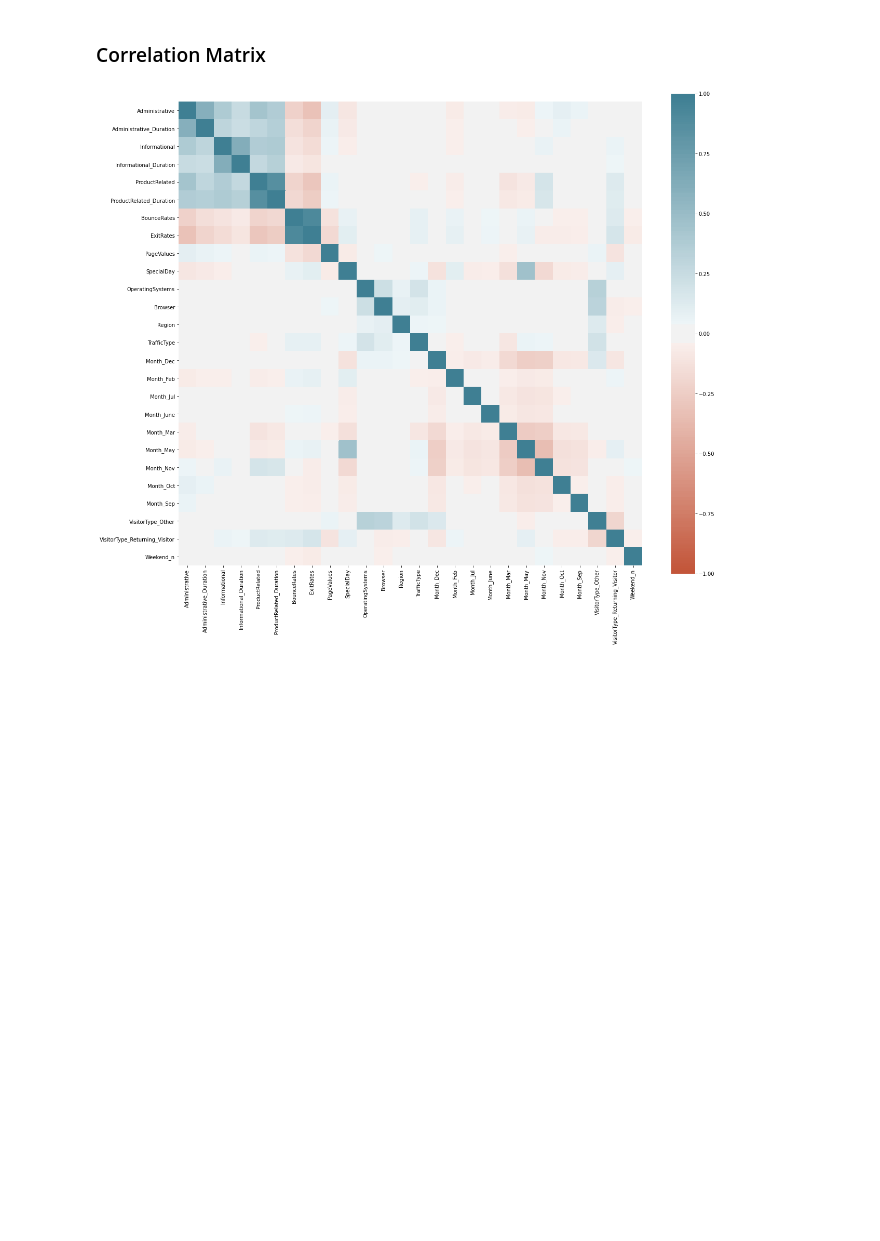
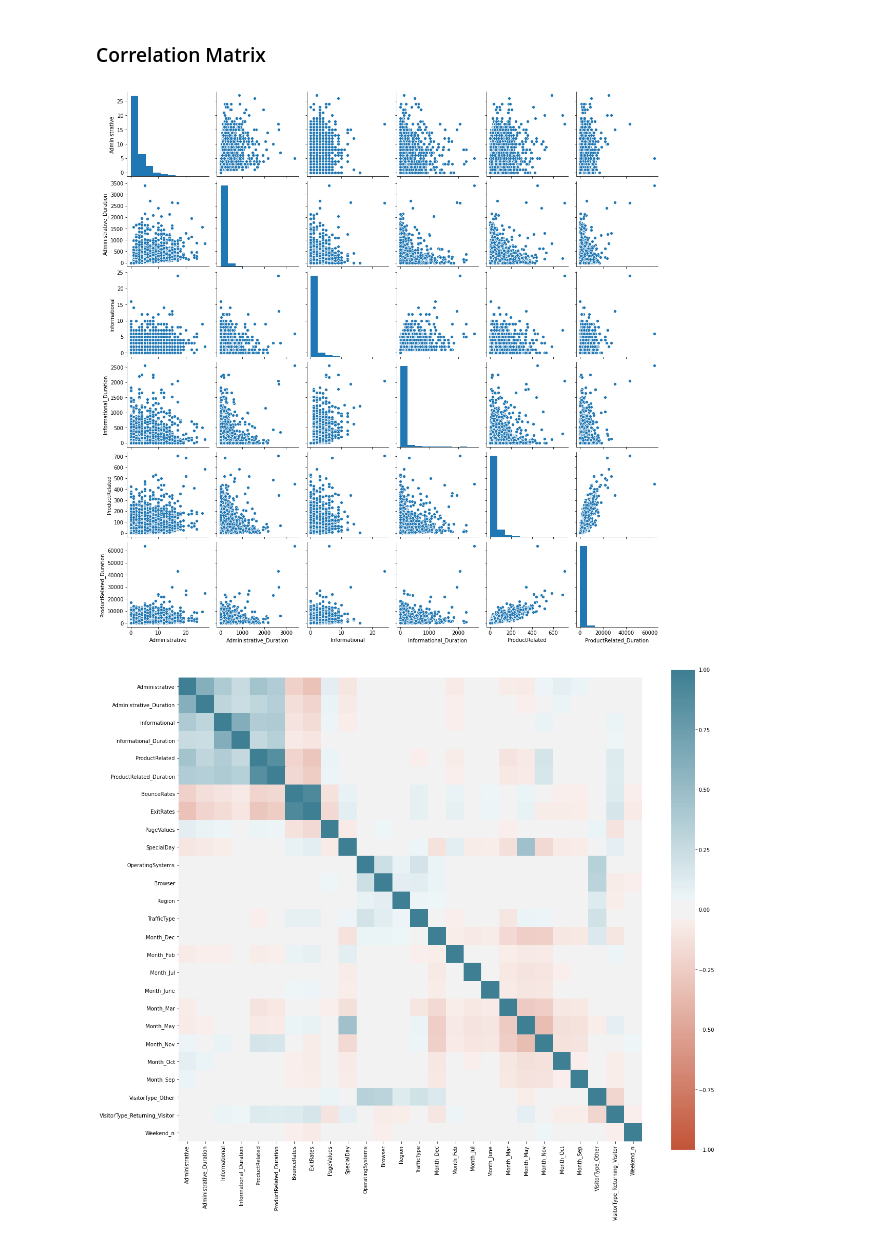
Before and after one commit to SepidehMohammadi/Capstone_python, a Jupyter notebook: Online Shoppers Purchasing Intention.ipynb, the cells around one changed output. Drawn from its saved outputs; the diff is of its cells as text; code cells hidden in the pictures; blank space fills up the shorter version.

```diff
--- a/Online Shoppers Purchasing Intention.ipynb
+++ b/Online Shoppers Purchasing Intention.ipynb
@@ -794,6 +796,12 @@ shape of matrix of features: (12330, 26)
 shape of dependent variable vector: (12330, 1)
 # %% [markdown]
 ### Correlation Matrix
+# %%
+z = OSHIdf[['Administrative', 'Administrative_Duration', 'Informational',
+       'Informational_Duration', 'ProductRelated', 'ProductRelated_Duration']]
+g = sns.pairplot(z)
+# %% [output]
+[figure, added]
 # %%
 corr = OSHIX_n.corr()
 ax = sns.heatmap(
```
Also changed, not shown: parts of 3 cells of this notebook.
